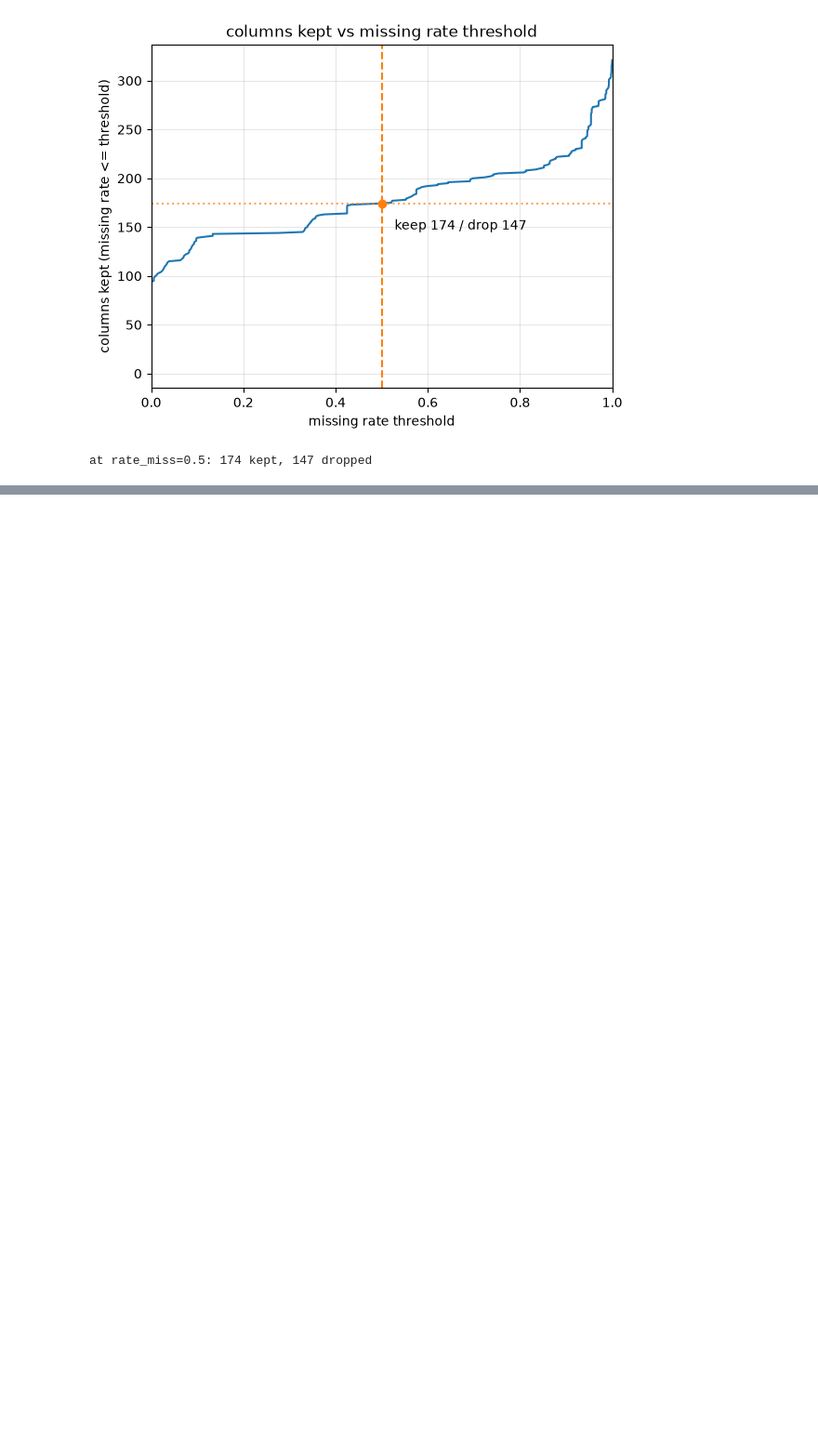
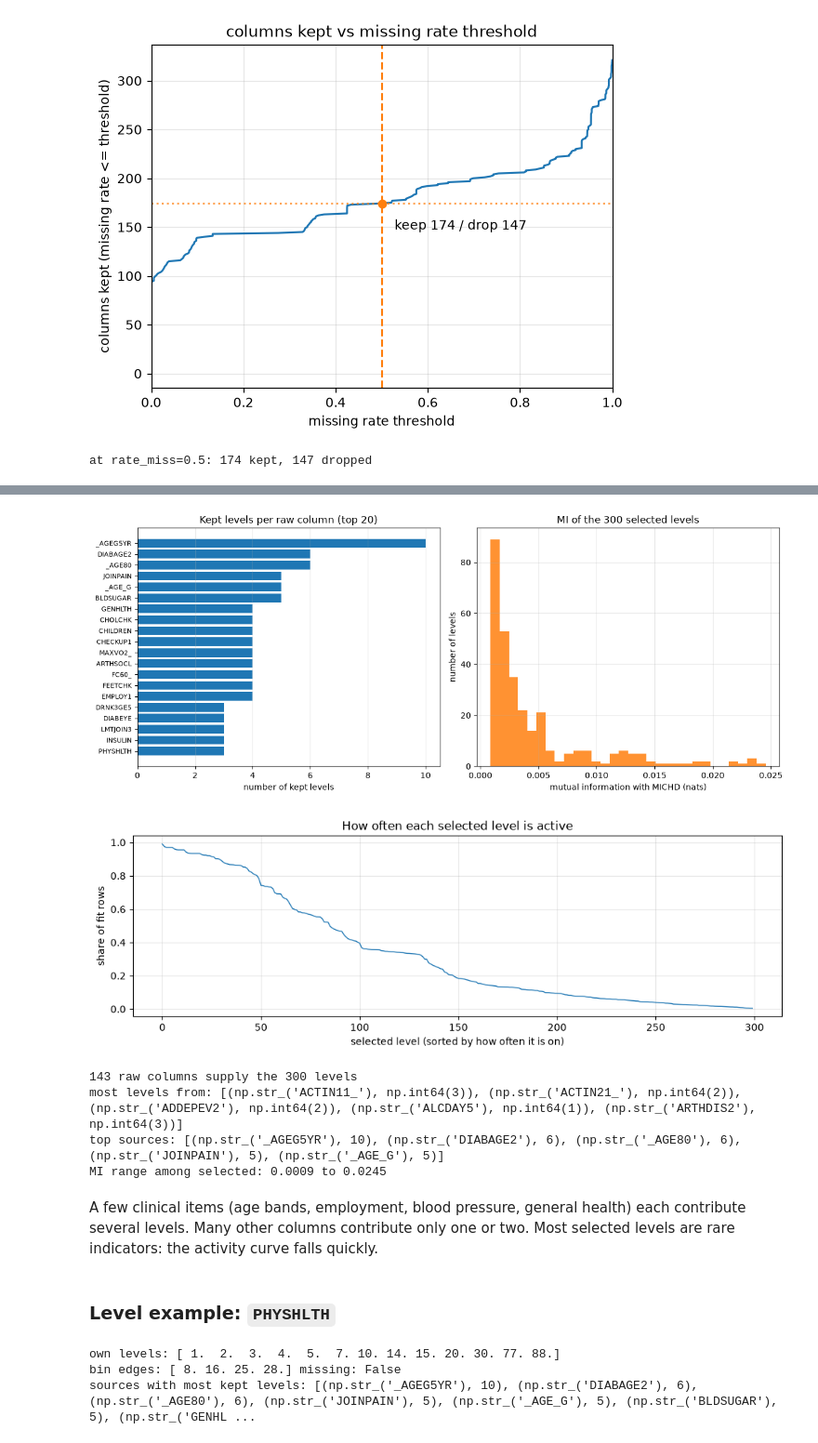
Before and after one commit to tommasosommaruga/HeartAttackRiskPrediction_BRFSS, a Jupyter notebook: run.ipynb, the cells around one changed output, grey strips where cells are left out. Shown at 93% size. Cells and saved outputs as stored; diff of their text form; code cells hidden in the pictures; blank space fills up the shorter version.

```diff
--- a/run.ipynb
+++ b/run.ipynb
@@ -900,0 +297,15 @@ print(
+# %%
+y01 = (y_train == 1).astype(float)
+rng = np.random.default_rng(42)
+fit_idx, val_idx = prep.stratified_split(y01, 0.2, rng)
+data_prep = prep.make_data(x_train, cfg)
+state, x_fit = prep.fit(data_prep, fit_idx, y_train[fit_idx] == 1, cfg)
+x_val = prep.apply(data_prep, val_idx, state)
+data_test = dict(data_prep)
+data_test["x"] = x_test
+x_test_prep = prep.apply(data_test, np.arange(x_test.shape[0]), state)
+
+assert x_fit.shape[1] == cfg["top_onehot"]
+assert x_val.shape[1] == x_fit.shape[1] == x_test_prep.shape[1]
+print("shapes fit/val/test:", x_fit.shape, x_val.shape, x_test_prep.shape)
+print("positive rate fit/val:", y01[fit_idx].mean(), y01[val_idx].mean())
@@ -900,0 +324,60 @@ print(
+# %%
+header, _ = prep.ensure_header()
+source_names = np.array([header[s] for s in state["sources"]])
+# rate at which each selected level fires on the fit fold (0/1 before scale)
+level_rate = (x_fit * state["scales"] + state["means"]).mean(axis=0)
+
+fig, axes = plt.subplots(1, 2, figsize=(12, 5))
+eda.plot_selected_sources(axes[0], source_names, top=20,
+                          title="Kept levels per raw column (top 20)")
+axes[1].hist(state["mi"], bins=30, color="C1", alpha=0.85)
+axes[1].set_xlabel("mutual information with MICHD (nats)")
+axes[1].set_ylabel("number of levels")
+axes[1].set_title("MI of the 300 selected levels")
+axes[1].grid(True, alpha=0.3)
+plt.tight_layout()
+plt.show()
+
+order = np.argsort(-level_rate)
+fig, ax = plt.subplots(figsize=(10, 3.5))
+ax.plot(level_rate[order], lw=1)
+ax.set_xlabel("selected level (sorted by how often it is on)")
+ax.set_ylabel("share of fit rows")
+ax.set_title("How often each selected level is active")
+ax.grid(True, alpha=0.3)
+plt.tight_layout()
+plt.show()
+
+print(f"{len(np.unique(source_names))} raw columns supply the {len(source_names)} levels")
+print("most levels from:", list(zip(*np.unique(source_names, return_counts=True)))[:5])
+top = np.argsort(-np.unique(source_names, return_counts=True)[1])[:5]
+names, counts = np.unique(source_names, return_counts=True)
+print("top sources:", list(zip(names[top], counts[top].tolist())))
+print(f"MI range among selected: {state['mi'].min():.4f} to {state['mi'].max():.4f}")
+# %% [output]
+[figure, added]
+[figure, added]
+143 raw columns supply the 300 levels
+most levels from: [(np.str_('ACTIN11_'), np.int64(3)), (np.str_('ACTIN21_'), np.int64(2)), (np.str_('ADDEPEV2'), np.int64(2)), (np.str_('ALCDAY5'), np.int64(1)), (np.str_('ARTHDIS2'), np.int64(3))]
+top sources: [(np.str_('_AGEG5YR'), 10), (np.str_('DIABAGE2'), 6), (np.str_('_AGE80'), 6), (np.str_('JOINPAIN'), 5), (np.str_('_AGE_G'), 5)]
+MI range among selected: 0.0009 to 0.0245
+# %% [markdown]
+A few clinical items (age bands, employment, blood pressure, general health) each
+contribute several levels. Many other columns contribute only one or two.
+Most selected levels are rare indicators: the activity curve falls quickly.
+# %% [markdown]
+### Level example: `PHYSHLTH`
+# %%
+min_count = int(round(cfg["min_level_share"] * fit_idx.size))
+level = prep.fit_levels(
+    x_train[fit_idx, prep.INDEX["PHYSHLTH"]], min_count, cfg["quantile_bins"]
+)
+print("own levels:", level["frequent"])
+print("bin edges:", level["edges"], "missing:", level["missing"])
+names, counts = np.unique([prep.HEADER[s] for s in state["sources"]], return_counts=True)
+order = np.argsort(-counts)[:10]
+print("sources with most kept levels:", list(zip(names[order], counts[order].tolist())))
+# %% [output]
+own levels: [ 1.  2.  3.  4.  5.  7. 10. 14. 15. 20. 30. 77. 88.]
+bin edges: [ 8. 16. 25. 28.] missing: False
+sources with most kept levels: [(np.str_('_AGEG5YR'), 10), (np.str_('DIABAGE2'), 6), (np.str_('_AGE80'), 6), (np.str_('JOINPAIN'), 5), (np.str_('_AGE_G'), 5), (np.str_('BLDSUGAR'), 5), (np.str_('GENHL ...
```
Also changed, not shown: parts of 47 cells of this notebook, 30 other files.
